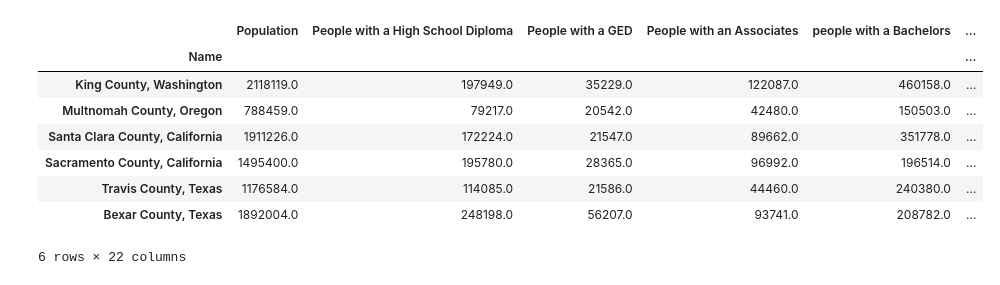
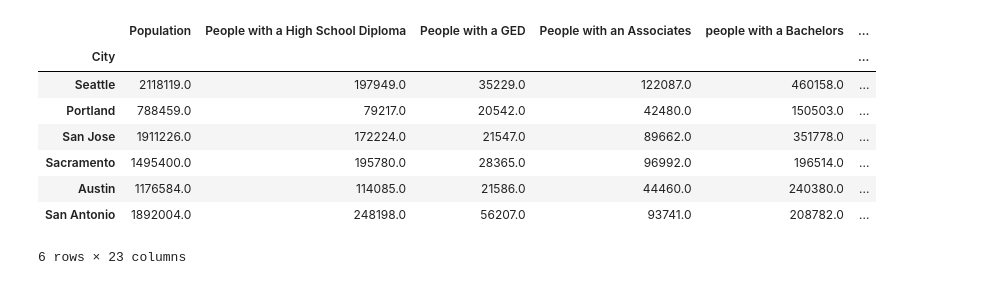
Before and after one commit to mrcjbf/project-one-repo, a Jupyter notebook: census_api.ipynb, the cells around one changed output. Cells and saved outputs as stored; diff of their text form; code cells hidden in the pictures.

```diff
--- a/census_api.ipynb
+++ b/census_api.ipynb
@@ -179,6 +179,12 @@ sacramento_county_df_2013 = county_df_2013.get_group("Sacramento County, Califor
 austin_county_df_2013 = county_df_2013.get_group("Travis County, Texas")
 san_antonio_county_df_2013 = county_df_2013.get_group("Bexar County, Texas")
 
+seattle_county_df_2013["City"] = "Seattle"
+portland_county_df_2013["City"] = "Portland"
+san_jose_county_df_2013["City"] = "San Jose"
+sacramento_county_df_2013["City"] = "Sacramento"
+austin_county_df_2013["City"] = "Austin"
+san_antonio_county_df_2013["City"] = "San Antonio"
 #Breakdown Data for each county in 2014
 county_df_2014 = census_pd_2014.groupby(["Name"])
 seattle_county_df_2014 = county_df_2014.get_group("King County, Washington")
@@ -188,6 +194,12 @@ sacramento_county_df_2014 = county_df_2014.get_group("Sacramento County, Califor
 austin_county_df_2014 = county_df_2014.get_group("Travis County, Texas")
 san_antonio_county_df_2014 = county_df_2014.get_group("Bexar County, Texas")
 
+seattle_county_df_2014["City"] = "Seattle"
+portland_county_df_2014["City"] = "Portland"
+san_jose_county_df_2014["City"] = "San Jose"
+sacramento_county_df_2014["City"] = "Sacramento"
+austin_county_df_2014["City"] = "Austin"
+san_antonio_county_df_2014["City"] = "San Antonio"
 #Breakdown Data for each county in 2015
 county_df_2015 = census_pd_2015.groupby(["Name"])
 seattle_county_df_2015 = county_df_2015.get_group("King County, Washington")
@@ -197,6 +209,12 @@ sacramento_county_df_2015 = county_df_2015.get_group("Sacramento County, Califor
 austin_county_df_2015 = county_df_2015.get_group("Travis County, Texas")
 san_antonio_county_df_2015 = county_df_2015.get_group("Bexar County, Texas")
 
+seattle_county_df_2015["City"] = "Seattle"
+portland_county_df_2015["City"] = "Portland"
+san_jose_county_df_2015["City"] = "San Jose"
+sacramento_county_df_2015["City"] = "Sacramento"
+austin_county_df_2015["City"] = "Austin"
+san_antonio_county_df_2015["City"] = "San Antonio"
 #Breakdown Data for each county in 2016
 county_df_2016 = census_pd_2016.groupby(["Name"])
 seattle_county_df_2016 = county_df_2016.get_group("King County, Washington")
@@ -206,6 +224,12 @@ sacramento_county_df_2016 = county_df_2016.get_group("Sacramento County, Califor
 austin_county_df_2016 = county_df_2016.get_group("Travis County, Texas")
 san_antonio_county_df_2016 = county_df_2016.get_group("Bexar County, Texas")
 
+seattle_county_df_2016["City"] = "Seattle"
+portland_county_df_2016["City"] = "Portland"
+san_jose_county_df_2016["City"] = "San Jose"
+sacramento_county_df_2016["City"] = "Sacramento"
+austin_county_df_2016["City"] = "Austin"
+san_antonio_county_df_2016["City"] = "San Antonio"
 #Breakdown Data for each county in 2017
 county_df_2017 = census_pd_2017.groupby(["Name"])
 seattle_county_df_2017 = county_df_2017.get_group("King County, Washington")
@@ -214,3 +238,10 @@ san_jose_county_df_2017 = county_df_2017.get_group("Santa Clara County, Californ
 sacramento_county_df_2017 = county_df_2017.get_group("Sacramento County, California")
 austin_county_df_2017 = county_df_2017.get_group("Travis County, Texas")
 san_antonio_county_df_2017 = county_df_2017.get_group("Bexar County, Texas")
+
+seattle_county_df_2017["City"] = "Seattle"
+portland_county_df_2017["City"] = "Portland"
+san_jose_county_df_2017["City"] = "San Jose"
+sacramento_county_df_2017["City"] = "Sacramento"
+austin_county_df_2017["City"] = "Austin"
+san_antonio_county_df_2017["City"] = "San Antonio"
@@ -289,18 +338,18 @@ county_frames_df_2016
 # %%
 #Merge county data frames for 2017
 county_frames_17 = [seattle_county_df_2017, portland_county_df_2017, san_jose_county_df_2017, sacramento_county_df_2017,
                 austin_county_df_2017, san_antonio_county_df_2017]
 county_frames_df_2017 = pd.concat(county_frames_17)
 county_frames_df_2017.to_csv("Output/county_data_2017.csv", encoding="utf-8", index=True)
-county_frames_df_2017 = county_frames_df_2017.set_index("Name")
+county_frames_df_2017 = county_frames_df_2017.set_index("City")
 county_frames_df_2017
 # %% [output]
 |  | Population | People with a High School Diploma | People with a GED | People with an Associates | people with a Bachelors | ... |
-| Name |  |  |  |  |  | ... |
-| King County, Washington | 2118119.0 | 197949.0 | 35229.0 | 122087.0 | 460158.0 | ... |
-| Multnomah County, Oregon | 788459.0 | 79217.0 | 20542.0 | 42480.0 | 150503.0 | ... |
-| Santa Clara County, California | 1911226.0 | 172224.0 | 21547.0 | 89662.0 | 351778.0 | ... |
-| Sacramento County, California | 1495400.0 | 195780.0 | 28365.0 | 96992.0 | 196514.0 | ... |
-| Travis County, Texas | 1176584.0 | 114085.0 | 21586.0 | 44460.0 | 240380.0 | ... |
-| Bexar County, Texas | 1892004.0 | 248198.0 | 56207.0 | 93741.0 | 208782.0 | ... |
+| City |  |  |  |  |  | ... |
+| Seattle | 2118119.0 | 197949.0 | 35229.0 | 122087.0 | 460158.0 | ... |
+| Portland | 788459.0 | 79217.0 | 20542.0 | 42480.0 | 150503.0 | ... |
+| San Jose | 1911226.0 | 172224.0 | 21547.0 | 89662.0 | 351778.0 | ... |
+| Sacramento | 1495400.0 | 195780.0 | 28365.0 | 96992.0 | 196514.0 | ... |
+| Austin | 1176584.0 | 114085.0 | 21586.0 | 44460.0 | 240380.0 | ... |
+| San Antonio | 1892004.0 | 248198.0 | 56207.0 | 93741.0 | 208782.0 | ... |
-6 rows × 22 columns
+6 rows × 23 columns
```
Also changed, not shown: parts of 5 cells of this notebook, 5 other files.
